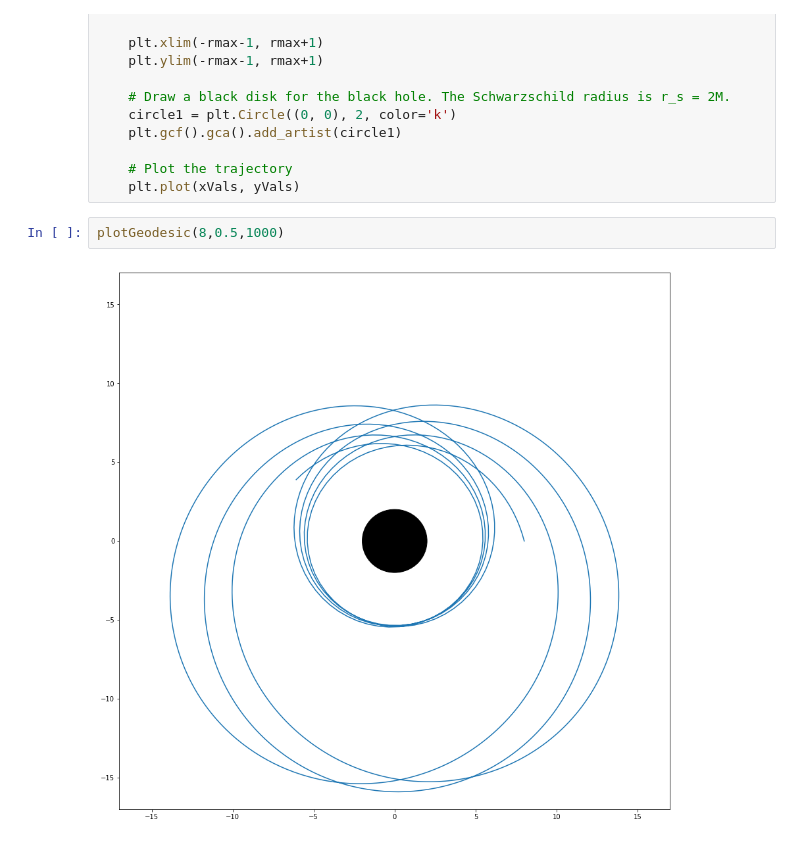
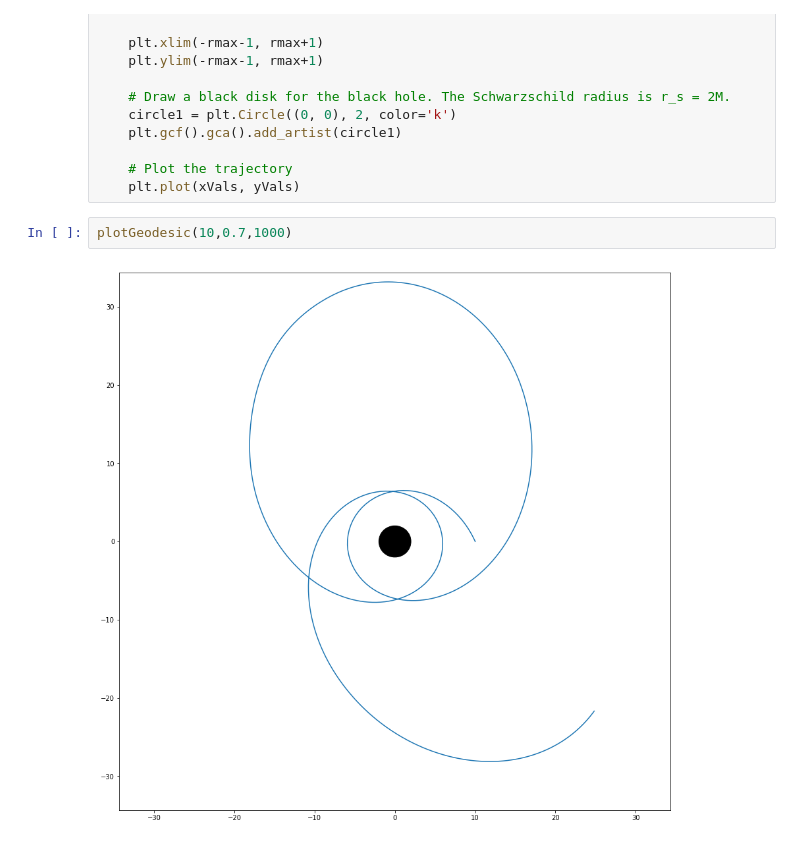
Before and after one commit to nielsw2/ACM20030-Examples, a Jupyter notebook: InterestingExamples/BlackHoleGeodesics.ipynb, the cells around one changed output. Drawn from its saved outputs; the diff is of its cells as text.

```diff
--- a/InterestingExamples/BlackHoleGeodesics.ipynb
+++ b/InterestingExamples/BlackHoleGeodesics.ipynb
@@ -140,6 +148,6 @@ def plotGeodesic(p, e, tau_max):
     # Plot the trajectory
     plt.plot(xVals, yVals)
 # %%
-plotGeodesic(8,0.5,1000)
+plotGeodesic(10,0.7,1000)
 # %% [output]
-[figure, old version]
+[figure, new version]
```
Also changed, not shown: parts of 2 cells of this notebook, 3 other files.
